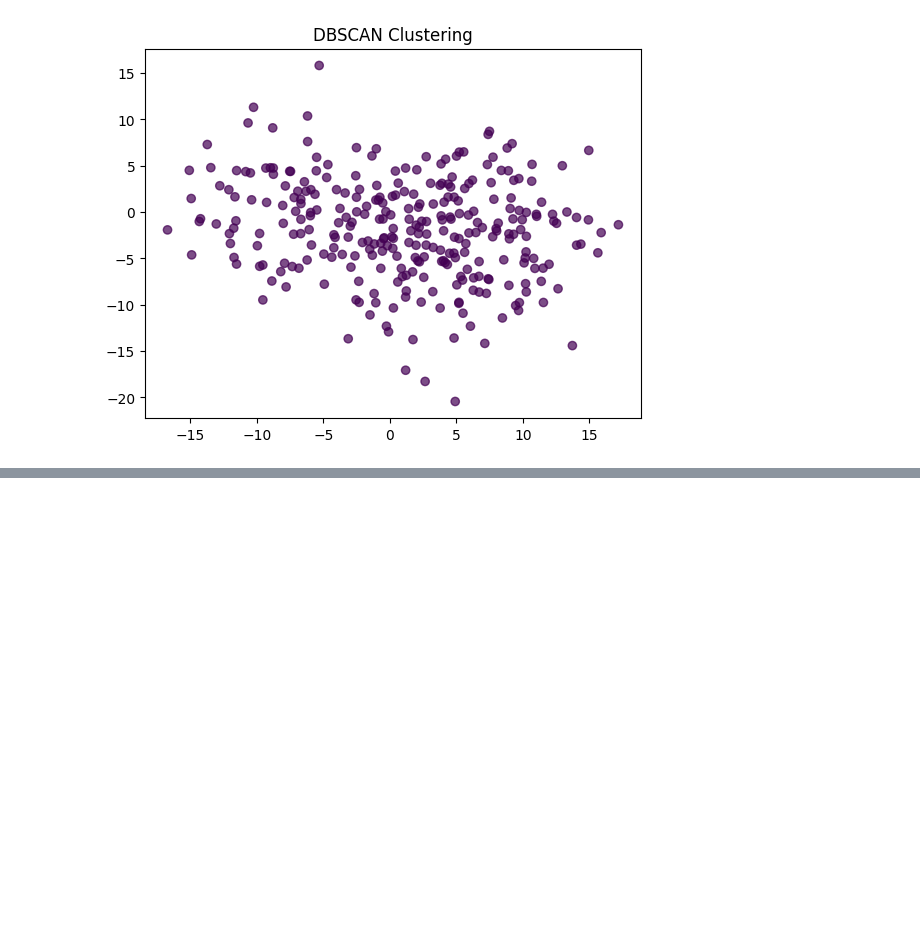
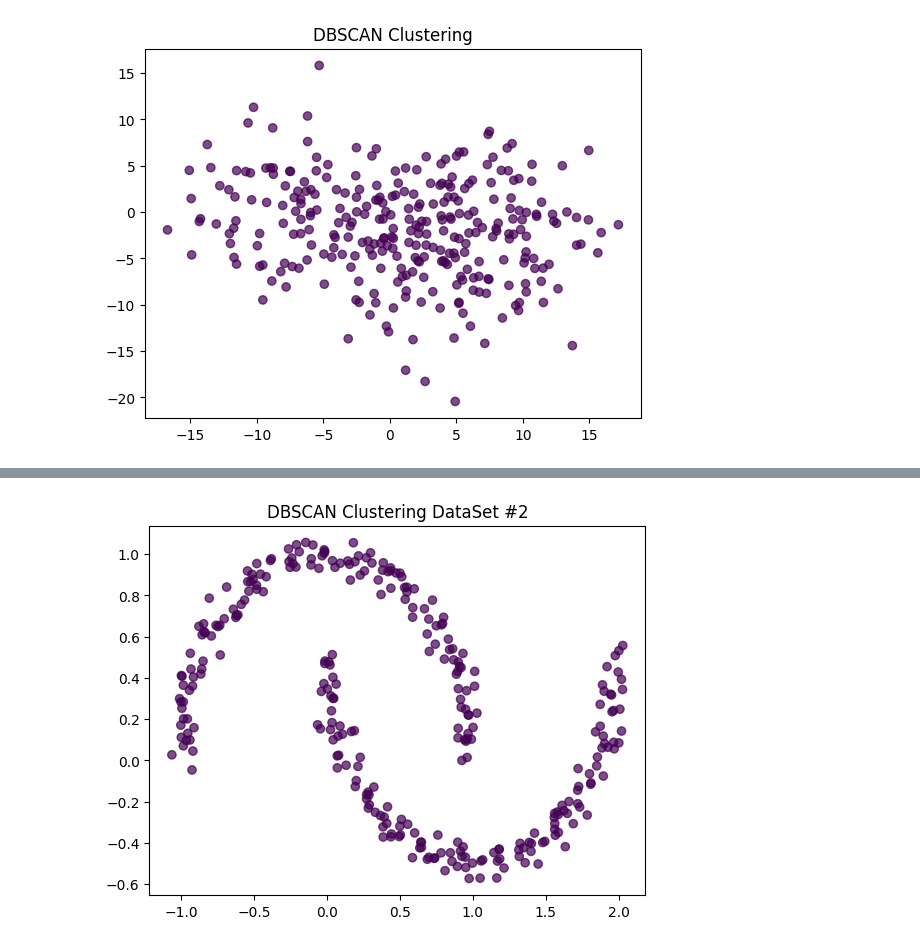
Before and after one commit to MarAmorosMtz/SamsungInnovationCampus, a Jupyter notebook: Clustering.ipynb, the cells around one changed output, grey strips where cells are left out. Cells and saved outputs as stored; diff of their text form; code cells hidden in the pictures; blank space fills up the shorter version.

```diff
--- a/Clustering.ipynb
+++ b/Clustering.ipynb
@@ -44,0 +71,9 @@ plt.show()
+# %%
+Ydbscan = DBSCAN(eps= 0.5, min_samples= 5)
+Yblabels = Ydbscan.fit_predict(Y)
+# %%
+plt.scatter(Y[:, 0], Y[:, 1], c=Yblabels, cmap='viridis', alpha=0.7)
+plt.title('DBSCAN Clustering DataSet #2')
+plt.show()
+# %% [output]
+[figure, added]
```
Also changed, not shown: parts of 6 cells of this notebook.
